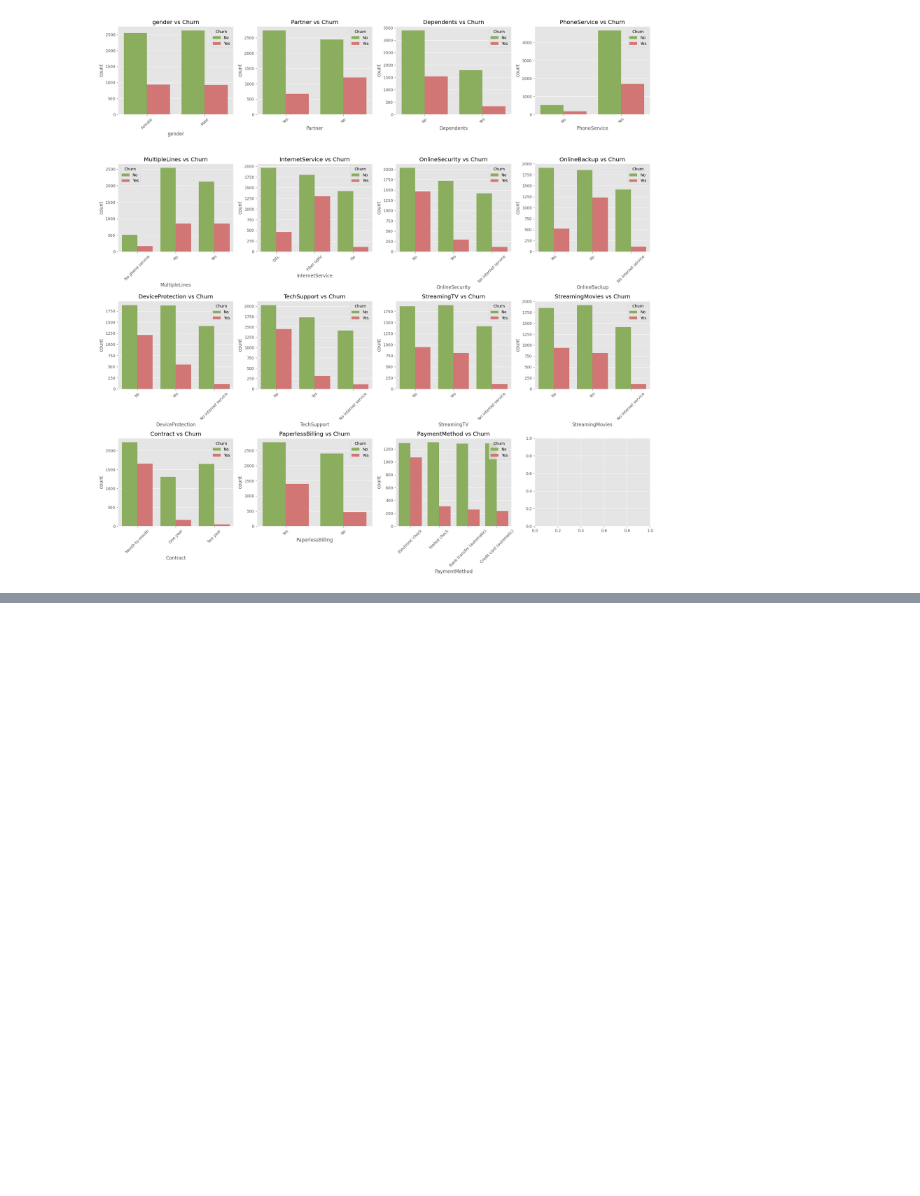
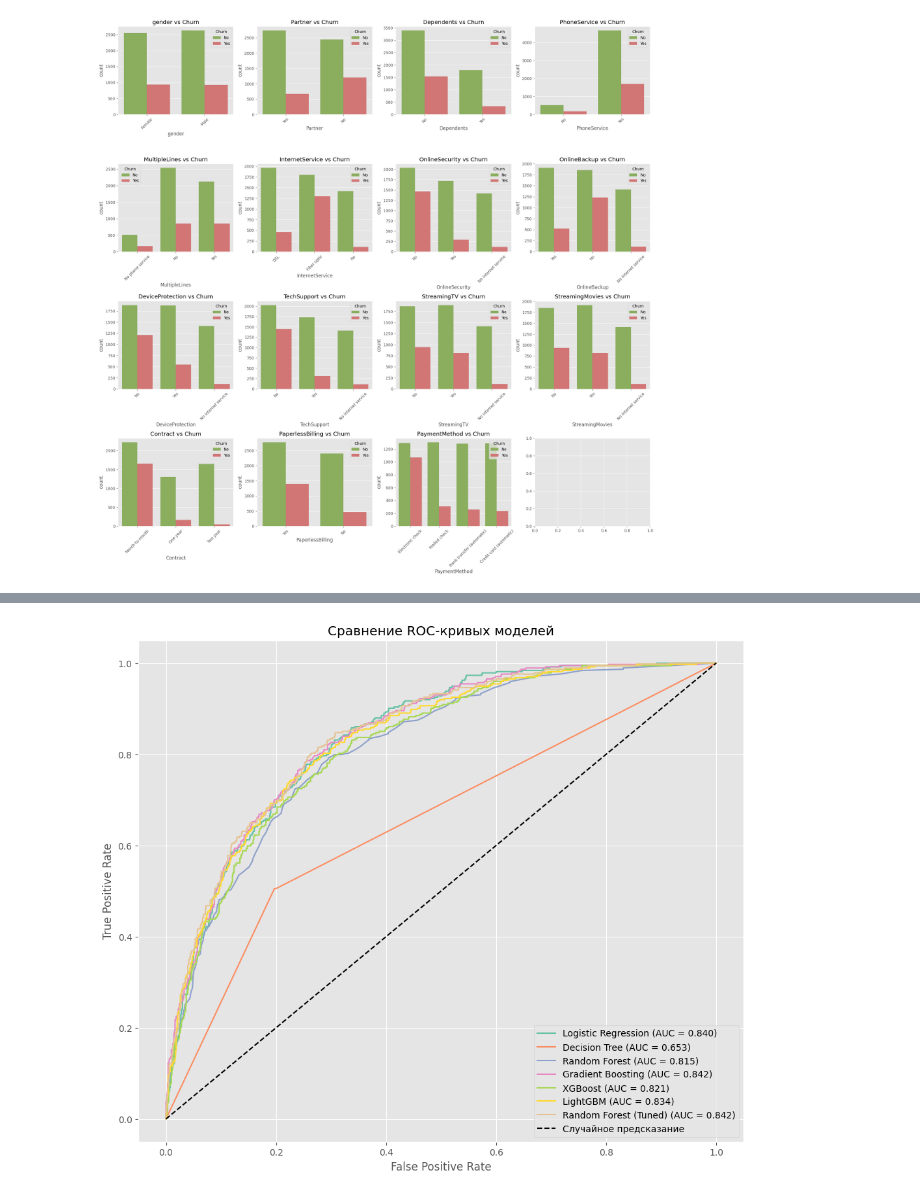
Before and after one commit to DgtrDN/diplom, a Jupyter notebook: diplom_telco_customer.ipynb, the cells around one changed output, grey strips where cells are left out. Cells and saved outputs as stored; diff of their text form; code cells hidden in the pictures; blank space fills up the shorter version.

Commit message:
Подготовил данные и обучил модели для предсказания оттока клиентов. Визуализировал результаты. Выбрал лучшую модель.

```diff
--- a/diplom_telco_customer.ipynb
+++ b/diplom_telco_customer.ipynb
@@ -189,0 +192,3 @@ plt.show()
+# %%
+# Удаляю неинформативный столбец customerID.
+df.drop(['customerID'], axis=1, inplace=True)
@@ -189,0 +233,20 @@ plt.show()
+# %%
+# Разделение и масштабирование:
+# Данные разделяю на обучающую (80%) и тестовую (20%) выборки со стратификацией (stratify=y), что критически важно при дисбалансе классов.
+
+
+# Разделение на признаки (X) и целевую переменную (y)
+X = df.drop('Churn', axis=1)
+y = df['Churn']
+
+# Разделение на обучающую и тестовую выборки (СТРОГО ДО МАСТШТАБИРОВАНИЯ И ОТБОРА)
+X_train, X_test, y_train, y_test = train_test_split(X, y, test_size=0.2, random_state=42, stratify=y)
+# %%
+# Масштабирование числовых признаков
+# Числовые признаки масштабирую с помощью StandardScaler после разделения выборки.
+scaler = StandardScaler()
+X_train[numeric_cols] = scaler.fit_transform(X_train[numeric_cols])
+X_test[numeric_cols] = scaler.transform(X_test[numeric_cols])
+
+print("\nРазмеры выборок:")
+print(f"Обучающая: {X_train.shape}, Тестовая: {X_test.shape}")
@@ -189,0 +258,7 @@ plt.show()
+# %%
+# С помощью метода SelectKBest (на основе F-статистики ANOVA) выбрал 20 наиболее значимых признаков для обучения моделей, это позволило снизить размерность и убрать "шум".
+# Отбор 20 лучших признаков с помощью ANOVA F-test
+# Обучаю селектор ТОЛЬКО на обучающих данных
+selector = SelectKBest(score_func=f_classif, k=20)
+X_train_selected = selector.fit_transform(X_train, y_train)
+X_test_selected = selector.transform(X_test)
@@ -189,0 +420,16 @@ plt.show()
+# %%
+# Визуализация ROC-кривых наглядно подтвердила превосходство моделей ансамблевого типа над более простыми, такими как Decision Tree.
+# Визуализация ROC-кривых
+plt.figure(figsize=(12, 10))
+for name, (fpr, tpr, roc_auc) in roc_curves.items():
+    plt.plot(fpr, tpr, label=f'{name} (AUC = {roc_auc:.3f})')
+
+plt.plot([0, 1], [0, 1], 'k--', label='Случайное предсказание')
+plt.xlabel('False Positive Rate')
+plt.ylabel('True Positive Rate')
+plt.title('Сравнение ROC-кривых моделей')
+plt.legend()
+plt.grid(True)
+plt.show()
+# %% [output]
+[figure, added]
```
Also changed, not shown: parts of 15 cells of this notebook.
